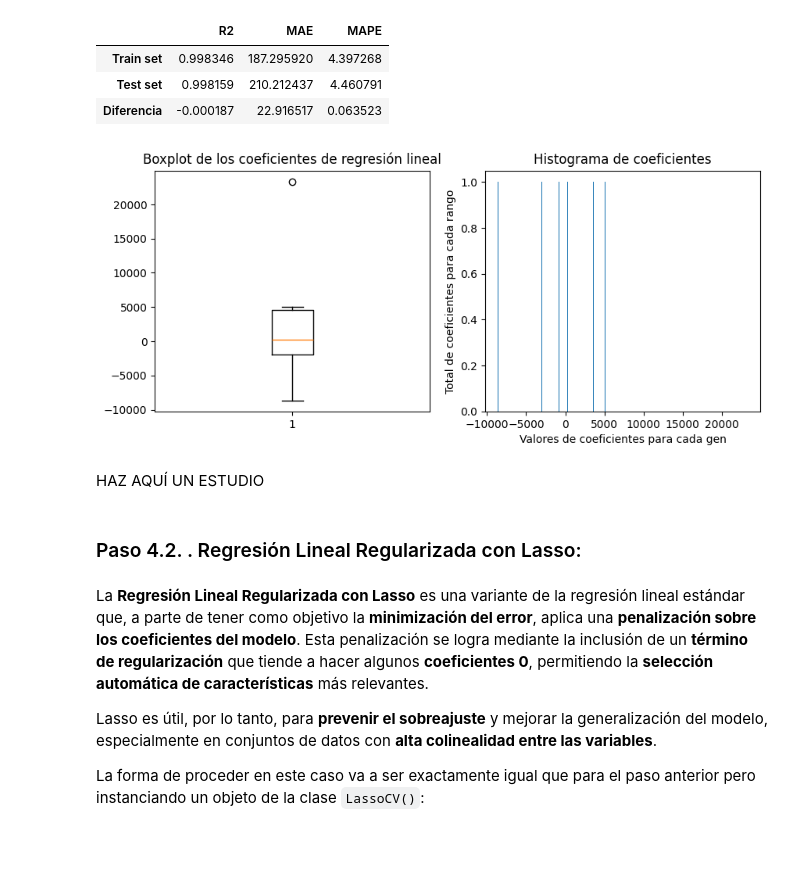
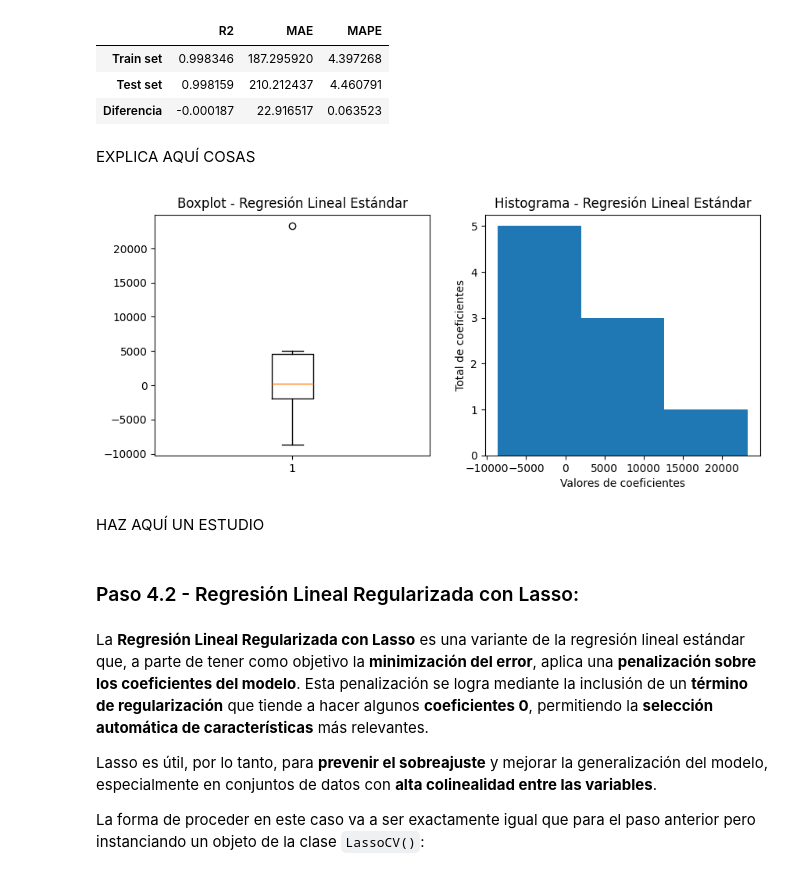
Before and after one commit to 4GeeksAcademy/regularized-linear-regression-python-project-tutorial-clara, a Jupyter notebook: src/explore.ipynb, the cells around one changed output. Saved outputs shown, nothing was run; the diff lists cells and outputs as text; code cells hidden in the pictures; blank space fills up the shorter version.

```diff
--- a/src/explore.ipynb
+++ b/src/explore.ipynb
@@ -361,29 +361,31 @@ get_metrics(yhat_test, y_test, yhat_train, y_train)
 | Train set | 0.998346 | 187.295920 | 4.397268 |
 | Test set | 0.998159 | 210.212437 | 4.460791 |
 | Diferencia | -0.000187 | 22.916517 | 0.063523 |
+# %% [markdown]
+EXPLICA AQUÍ COSAS
 # %%
 # Se traza la figura para los gráficos:
 plt.figure(figsize=(10, 4));
 
 # Boxplot:
 plt.subplot(1, 2, 1);
 plt.boxplot(lineal_std_model.coef_);
-plt.title('Boxplot de los coeficientes de regresión lineal');
+plt.title('Boxplot - Regresión Lineal Estándar');
 
 # Histograma:
 plt.subplot(1, 2, 2);
-plt.hist(lineal_std_model.coef_, 500);
-plt.xlabel('Valores de coeficientes para cada gen');
-plt.ylabel('Total de coeficientes para cada rango');
-plt.title('Histograma de coeficientes');
+plt.hist(lineal_std_model.coef_, int(round(np.sqrt(len(lineal_std_model.coef_)), 0)));
+plt.xlabel('Valores de coeficientes');
+plt.ylabel('Total de coeficientes');
+plt.title('Histograma - Regresión Lineal Estándar');
 
 plt.show();
 # %% [output]
-[figure, old version]
+[figure, new version]
 # %% [markdown]
 HAZ AQUÍ UN ESTUDIO
 # %% [markdown]
-### Paso 4.2. . Regresión Lineal Regularizada con Lasso:
+### Paso 4.2 - Regresión Lineal Regularizada con Lasso:
 # %% [markdown]
 La **Regresión Lineal Regularizada con Lasso** es una variante de la regresión lineal estándar que, a parte de tener como objetivo la **minimización del error**, aplica una **penalización sobre los coeficientes del modelo**. Esta penalización se logra mediante la inclusión de un **término de regularización** que tiende a hacer algunos **coeficientes 0**, permitiendo la **selección automática de características** más relevantes.
 
```
Also changed, not shown: parts of 10 cells of this notebook.
